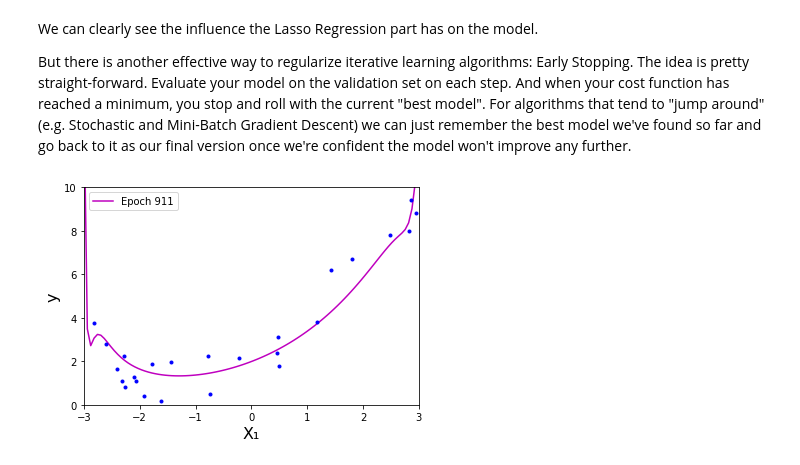
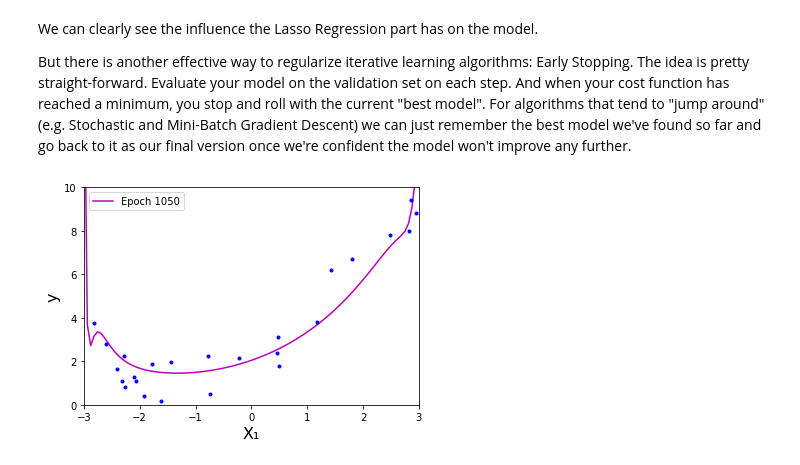
Before and after one commit to larswe/ml-shenanigans, a Jupyter notebook: Training.ipynb, the cells around one changed output. Drawn from its saved outputs; the diff is of its cells as text; code cells hidden in the pictures.

```diff
--- a/Training.ipynb
+++ b/Training.ipynb
@@ -664,32 +664,32 @@ X_coords_poly_scaled = poly_scaler.transform(X_coords)
 # We ignore warnings about the model not having converged yet
 warnings.filterwarnings(action='ignore')
 
 # Note the warm_start hyperparameter: Whenever the fit() method is called, it continues where it left off, instead of starting over
 sgd_reg = SGDRegressor(max_iter=1, tol=np.infty, warm_start=True,
                        penalty=None, learning_rate="constant", eta0=0.0005)
 
 minimum_val_error = float("inf")
 best_epoch = None
 best_model = None
-for epoch in range(1000):
+for epoch in range(10000):
     sgd_reg.fit(X_train_poly_scaled, y_train.ravel())
     y_val_predict = sgd_reg.predict(X_val_poly_scaled)
     val_error = mean_squared_error(y_val, y_val_predict)
     if val_error < minimum_val_error:
         minimum_val_error = val_error
         best_epoch = epoch
         best_model = deepcopy(sgd_reg)
 
 pred, = plt.plot(X_coords, best_model.predict(X_coords_poly_scaled), "m-")
 pred.set_label("Epoch " + str(best_epoch))
 plt.legend()
 plt.plot(X_sample, y_sample, "b.")
 plt.axis([-3, 3, 0, 10])
 plt.xlabel("X\N{SUBSCRIPT ONE}", fontsize=16)
 plt.ylabel("y", fontsize=16)
 plt.show()
 
 # Reactivate warnings for future cells
 warnings.filterwarnings(action='ignore')
 # %% [output]
-[figure, old version]
+[figure, new version]
```
Also changed, not shown: parts of 4 cells of this notebook.
